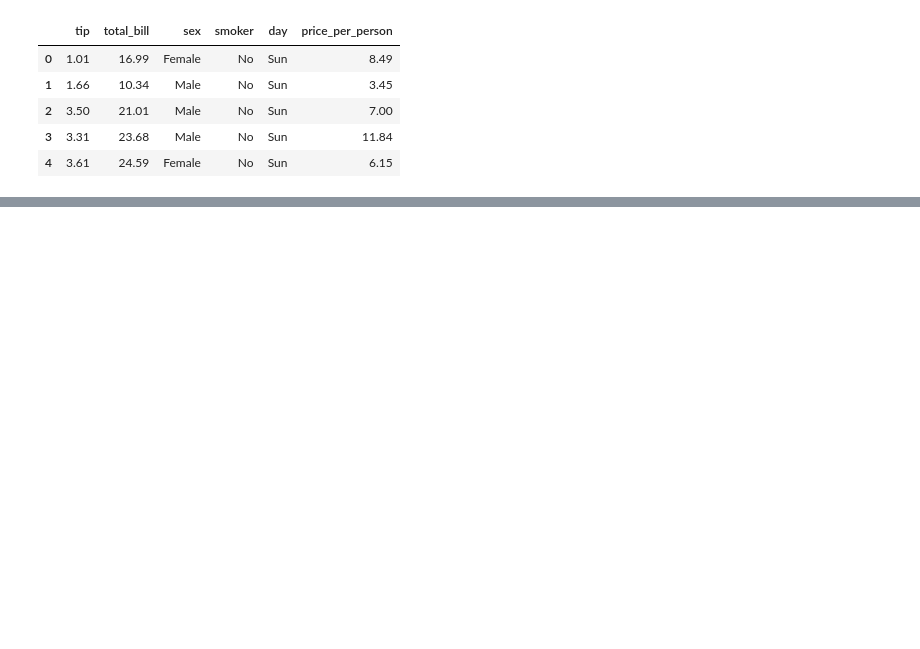
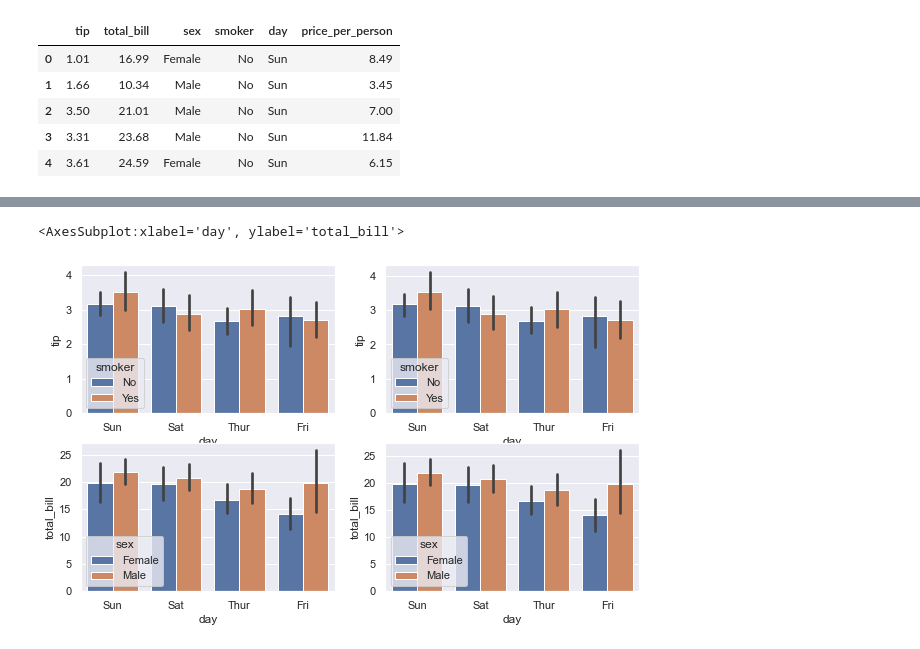
Before and after one commit to gacheru101/Tip-prediction, a Jupyter notebook: Data visualization- Ranking.ipynb, the cells around one changed output, grey strips where cells are left out. Saved outputs shown, nothing was run; the diff lists cells and outputs as text; code cells hidden in the pictures; blank space fills up the shorter version.

```diff
--- a/Data visualization- Ranking.ipynb
+++ b/Data visualization- Ranking.ipynb
@@ -35,0 +55,30 @@ NameError: name 'bars' is not defined
+# %%
+#The size of the bar represents its numeric value.
+sns.set(rc = {'figure.figsize':(10,6)})
+fig, axes = plt.subplots(2, 2)
+
+#create chart in each subplot
+sns.barplot(x = 'day',
+            y = 'tip',
+            hue='smoker',
+            data = mydata,
+            ax=axes[0,0])
+
+sns.barplot(x = 'day',
+            y = 'tip',
+            hue='smoker',
+            data = mydata,
+            ax=axes[0,1])
+sns.barplot(x = 'day',
+            y = 'total_bill',
+            hue='sex',
+            data = mydata,
+           ax=axes[1,1])
+sns.barplot(x = 'day',
+            y = 'total_bill',
+            hue='sex',
+            data = mydata,
+           ax=axes[1,0])
+# %% [output]
+<AxesSubplot:xlabel='day', ylabel='total_bill'>
+[figure, added]
```
Also changed, not shown: parts of 2 cells of this notebook.
